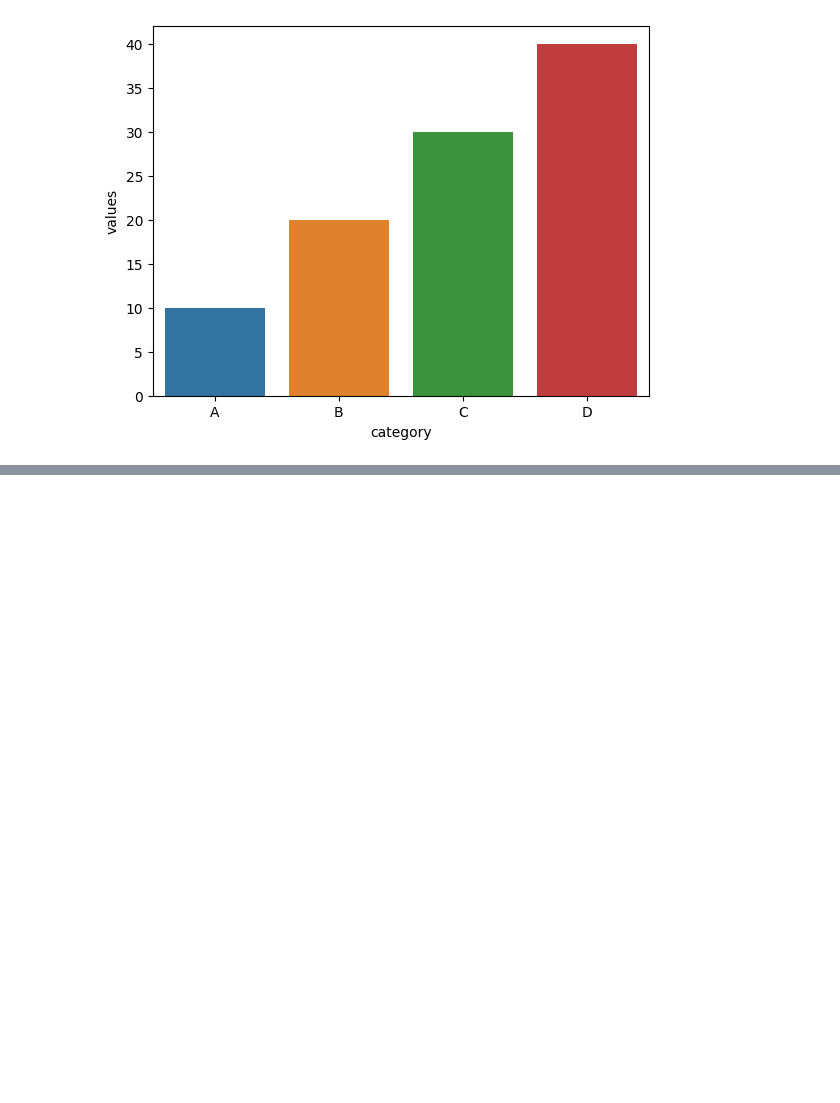
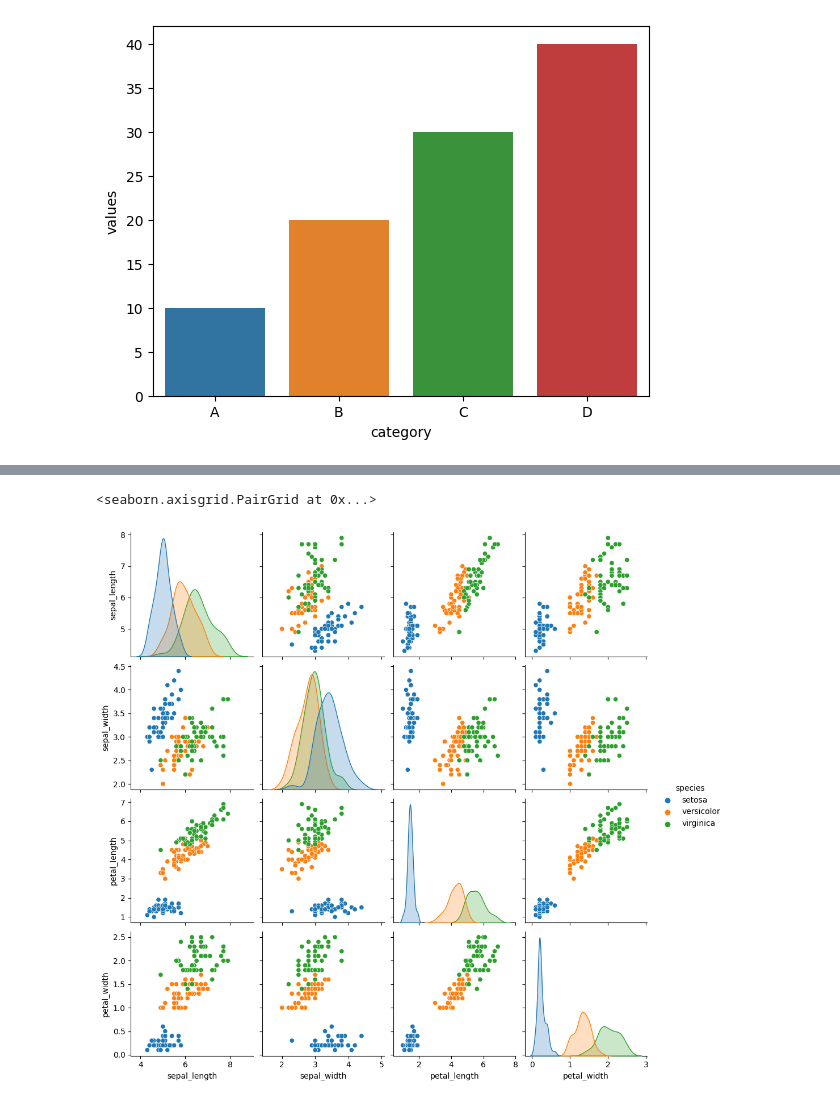
Before and after one commit to Prashantkr57/Python-for-Data-Analyst, a Jupyter notebook: Python_for_Data_Analyst.ipynb, the cells around one changed output, grey strips where cells are left out. Saved outputs shown, nothing was run; the diff lists cells and outputs as text; code cells hidden in the pictures; blank space fills up the shorter version.

```diff
--- a/Python_for_Data_Analyst.ipynb
+++ b/Python_for_Data_Analyst.ipynb
@@ -478,0 +503,8 @@ plt.show()
+# %%
+import seaborn as sns
+import pandas as pd
+
+# Loading a sample dataset
+data = sns.load_dataset('iris')
+
+data
@@ -478,0 +525,6 @@ plt.show()
+# %%
+# Creating pairplot using seaborn
+sns.pairplot(data, hue='species')
+# %% [output]
+<seaborn.axisgrid.PairGrid at 0x...>
+[figure, added]
```
Also changed, not shown: parts of 3 cells of this notebook.
